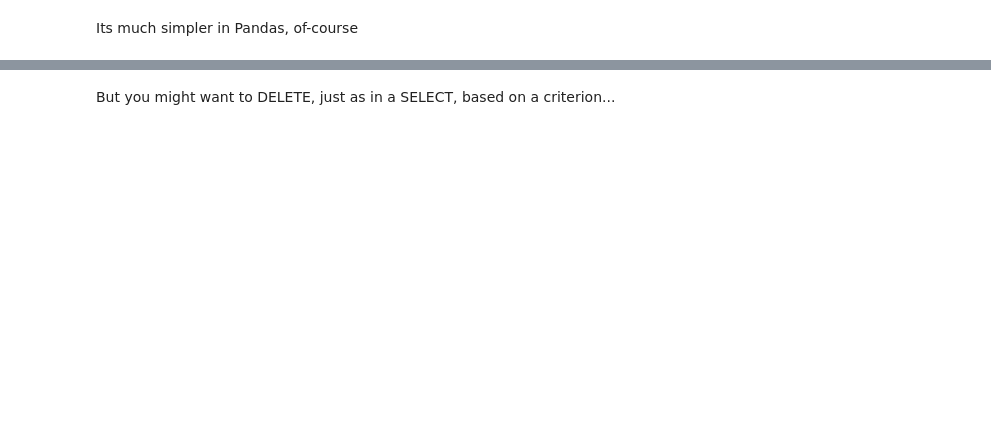
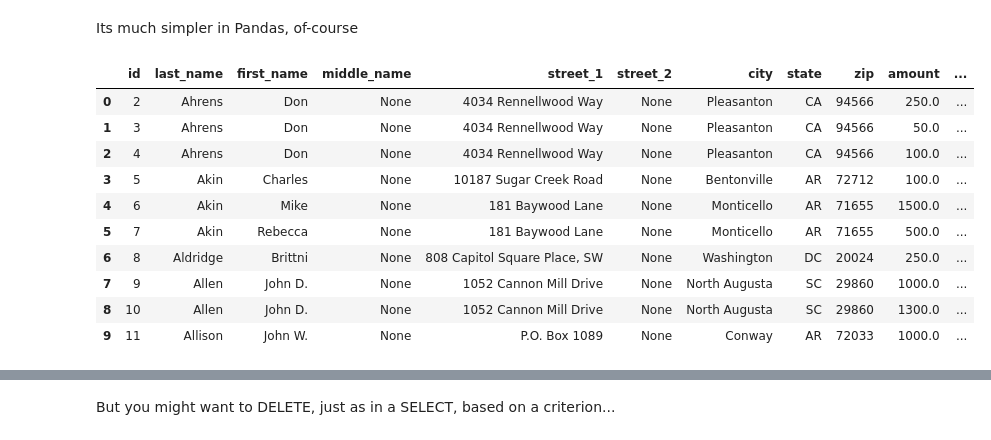
Before and after one commit to woojin-lee713/SQLandPandas, a Jupyter notebook: SomeMoreQuerying.ipynb, the cells around one changed output, grey strips where cells are left out. Drawn from its saved outputs; the diff is of its cells as text; code cells hidden in the pictures; blank space fills up the shorter version.

```diff
--- a/SomeMoreQuerying.ipynb
+++ b/SomeMoreQuerying.ipynb
@@ -1137,2 +1166,17 @@ OperationalError: ignored
 # %% [markdown]
 Its much simpler in Pandas, of-course
+# %%
+out=make_query("select * from contributors")
+make_frame(out, contributor_cols).head(10)
+# %% [output]
+|  | id | last_name | first_name | middle_name | street_1 | street_2 | city | state | zip | amount | ... |
+| 0 | 2 | Ahrens | Don | None | 4034 Rennellwood Way | None | Pleasanton | CA | 94566 | 250.0 | ... |
+| 1 | 3 | Ahrens | Don | None | 4034 Rennellwood Way | None | Pleasanton | CA | 94566 | 50.0 | ... |
+| 2 | 4 | Ahrens | Don | None | 4034 Rennellwood Way | None | Pleasanton | CA | 94566 | 100.0 | ... |
+| 3 | 5 | Akin | Charles | None | 10187 Sugar Creek Road | None | Bentonville | AR | 72712 | 100.0 | ... |
+| 4 | 6 | Akin | Mike | None | 181 Baywood Lane | None | Monticello | AR | 71655 | 1500.0 | ... |
+| 5 | 7 | Akin | Rebecca | None | 181 Baywood Lane | None | Monticello | AR | 71655 | 500.0 | ... |
+| 6 | 8 | Aldridge | Brittni | None | 808 Capitol Square Place, SW | None | Washington | DC | 20024 | 250.0 | ... |
+| 7 | 9 | Allen | John D. | None | 1052 Cannon Mill Drive | None | North Augusta | SC | 29860 | 1000.0 | ... |
+| 8 | 10 | Allen | John D. | None | 1052 Cannon Mill Drive | None | North Augusta | SC | 29860 | 1300.0 | ... |
+| 9 | 11 | Allison | John W. | None | P.O. Box 1089 | None | Conway | AR | 72033 | 1000.0 | ... |
```
Also changed, not shown: parts of 13 cells of this notebook, 7 other files.
